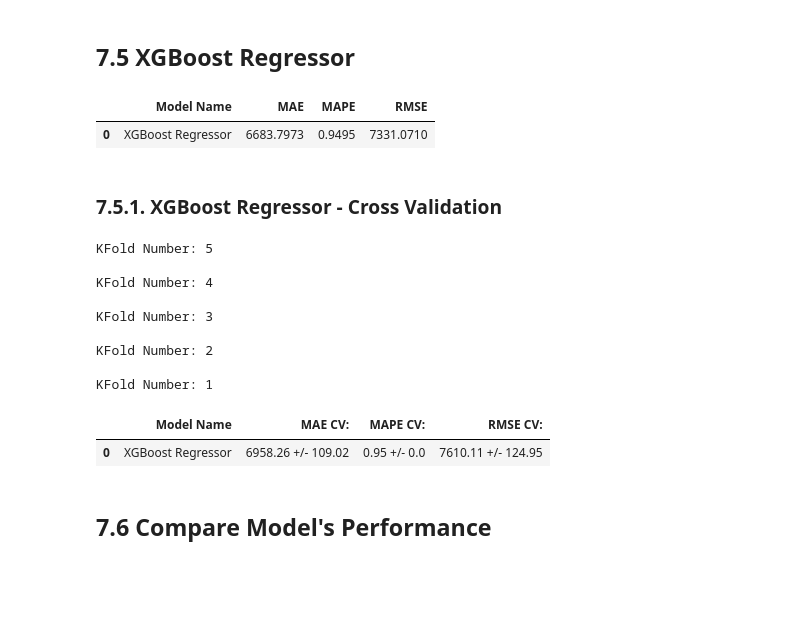
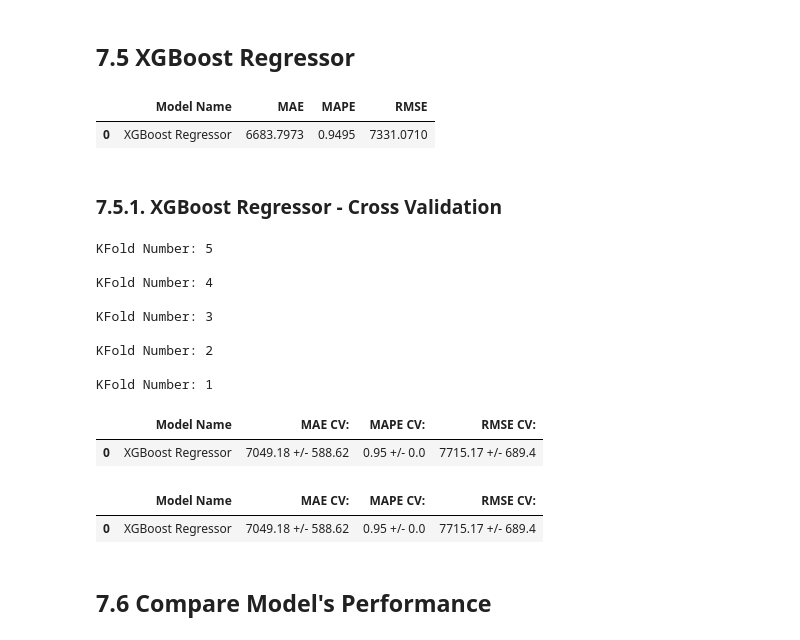
Before and after one commit to IsraelAugustods/ds_em_producao, a Jupyter notebook: m07_v01_store_sales_prediction.ipynb, the cells around one changed output. Drawn from its saved outputs; the diff is of its cells as text; code cells hidden in the pictures; blank space fills up the shorter version.

```diff
--- a/m07_v01_store_sales_prediction.ipynb
+++ b/m07_v01_store_sales_prediction.ipynb
@@ -1044,40 +1064,47 @@ lrr_result_cv
 # %% [markdown]
 ## 7.5  XGBoost Regressor
 # %%
-#model
-model_xgb = xgb.XGBRegressor( objective = 'reg:squarederror',
-                              n_estimators = 100,
-                              eta = 0.01,
-                              max_depth = 10,
-                              subsample = 0.7,
-                              colsample_bytree = 0.9).fit (x_train, y_train)
+# # #model
+# model_xgb = xgb.XGBRegressor( objective = 'reg:squarederror',
+#                               n_estimators = 100,
+#                               eta = 0.01,
+#                               max_depth = 10,
+#                               subsample = 0.7,
+#                               colsample_bytree = 0.9).fit (x_train, y_train)
 
-#prediction
-yhat_xgb = model_xgb.predict (x_test)
+# #prediction
+# yhat_xgb = model_xgb.predict (x_test)
 
-#performance
-xgb_result = ml_error ('XGBoost Regressor ', np.expm1(y_test), np.expm1(yhat_xgb) )
-xgb_result
+# # performance
+# xgb_result = ml_error ('XGBoost Regressor ', np.expm1(y_test), np.expm1(yhat_xgb) )
+# xgb_result
-# %% [output]
-|  | Model Name | MAE | MAPE | RMSE |
-| 0 | XGBoost Regressor | 6683.7973 | 0.9495 | 7331.0710 |
+# %%
+xgb_result
+# %% [output]
+|  | Model Name | MAE | MAPE | RMSE |
+| 0 | XGBoost Regressor | 6683.7973 | 0.9495 | 7331.0710 |
 # %% [markdown]
 ### 7.5.1.  XGBoost Regressor - Cross Validation
 # %%
-xgb_result_cv= cross_validation ( x_training, 5, 'XGBoost Regressor', model_xgb, verbose = True)
-xgb_result_cv
+# xgb_result_cv= cross_validation ( x_training, 5, 'XGBoost Regressor', model_xgb, verbose = True)
+# xgb_result_cv
 # %% [output]
 KFold Number: 5
 
 KFold Number: 4
 
 KFold Number: 3
 
 KFold Number: 2
 
 KFold Number: 1
 |  | Model Name | MAE CV: | MAPE CV: | RMSE CV: |
-| 0 | XGBoost Regressor | 6958.26 +/- 109.02 | 0.95 +/- 0.0 | 7610.11 +/- 124.95 |
+| 0 | XGBoost Regressor | 7049.18 +/- 588.62 | 0.95 +/- 0.0 | 7715.17 +/- 689.4 |
+# %%
+xgb_result_cv
+# %% [output]
+|  | Model Name | MAE CV: | MAPE CV: | RMSE CV: |
+| 0 | XGBoost Regressor | 7049.18 +/- 588.62 | 0.95 +/- 0.0 | 7715.17 +/- 689.4 |
 # %% [markdown]
 ## 7.6  Compare Model's Performance
 # %% [markdown]
```
Also changed, not shown: parts of 23 cells of this notebook.
